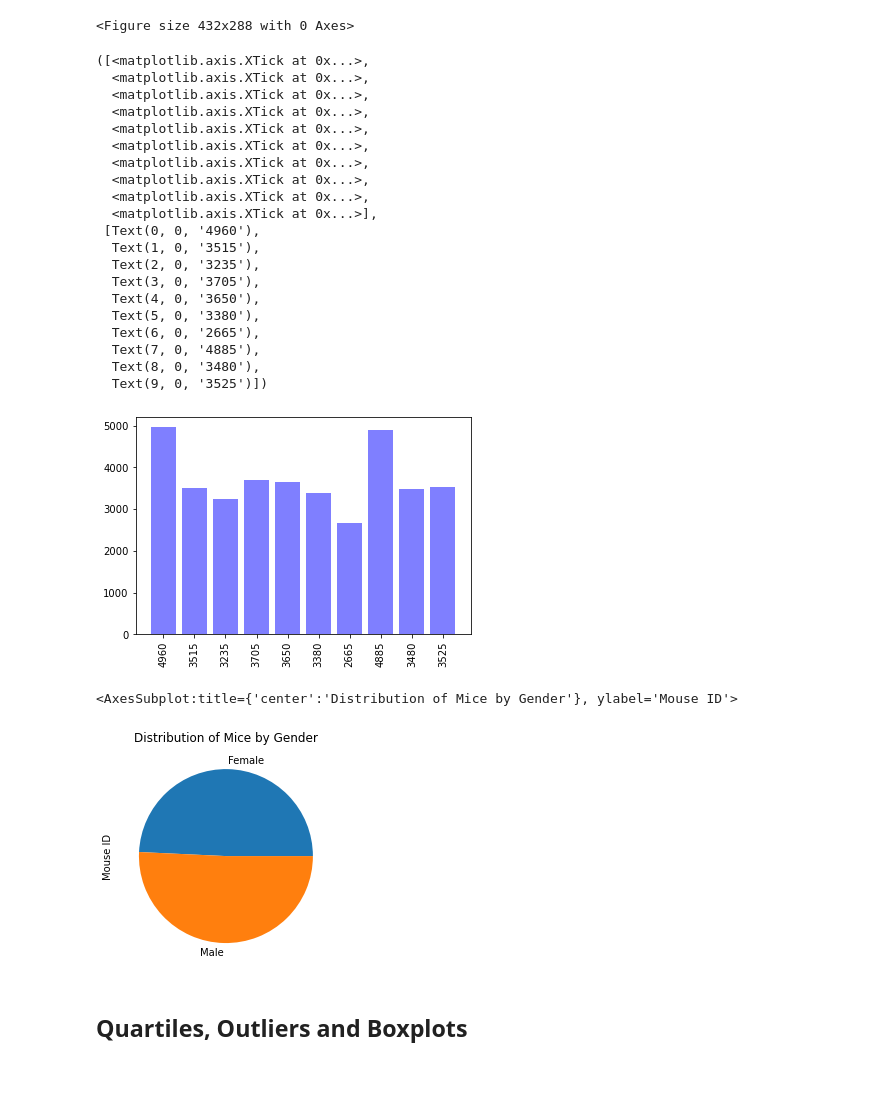
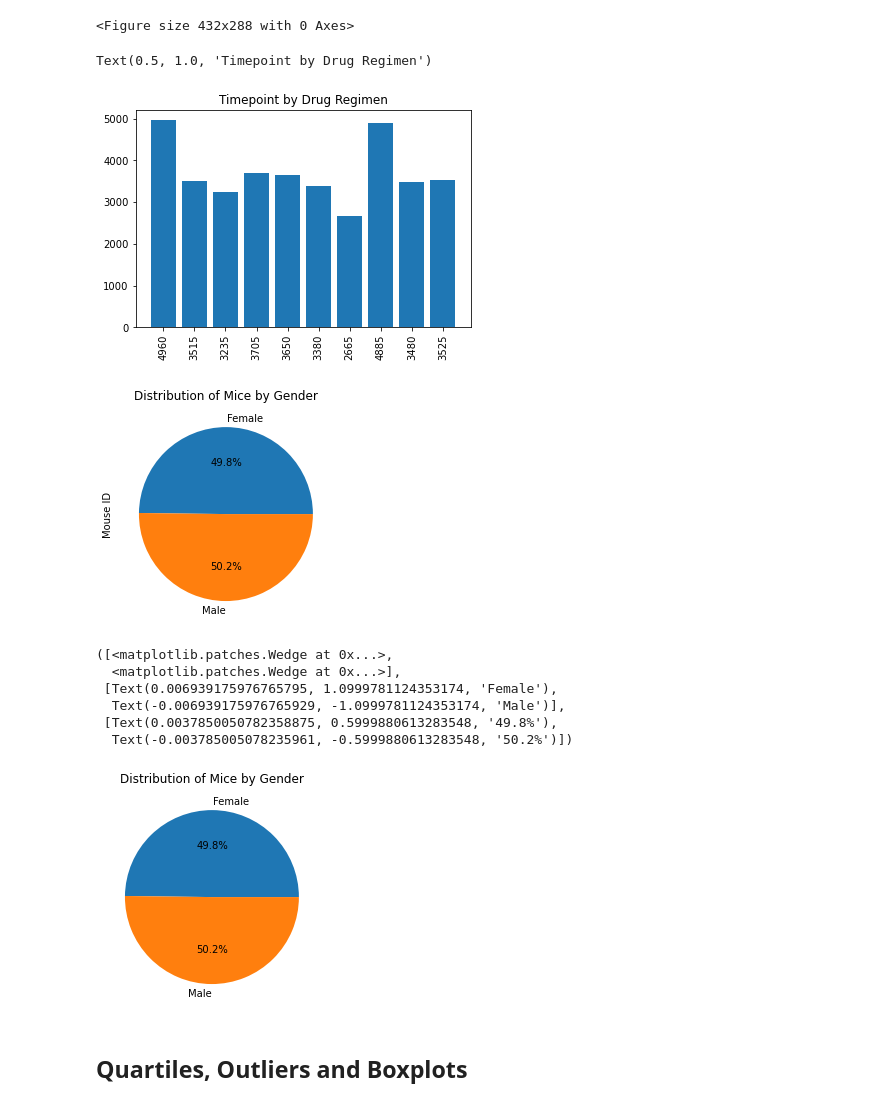
Before and after one commit to roudyb3/matplotlib-challenge, a Jupyter notebook: Pymaceuticals/pymaceuticals_starter.ipynb, the cells around one changed output. Saved outputs shown, nothing was run; the diff lists cells and outputs as text; code cells hidden in the pictures; blank space fills up the shorter version.

```diff
--- a/Pymaceuticals/pymaceuticals_starter.ipynb
+++ b/Pymaceuticals/pymaceuticals_starter.ipynb
@@ -59,6 +49,6 @@ pymaceuticals_merge.loc[pymaceuticals_dup, :]
 | 917 | g989 | Propriva | Female | 21 | 26 | 20 | 54.657650 | ... |
 # %%
 # Create a clean DataFrame by dropping the duplicate mouse by its ID.
-pymaceuticals_clean = pymaceuticals_merge.drop_duplicates(subset = ['Mouse ID', 'Timepoint'])
+pymaceuticals_clean = pymaceuticals_merge.drop_duplicates(['Mouse ID', 'Timepoint'])
 # %%
 # Checking the number of mice in the clean DataFrame.
@@ -138,48 +148,36 @@ plt.tight_layout()
 # %%
 # Generate a bar plot showing the total number of timepoints for all mice tested for each drug regimen using pyplot.
 x_axis = np.arange(len(count_timepoint))
 tick_locations = [value for value in x_axis]
-plt.bar(x_axis,count_timepoint, color = 'b', alpha = .5)
+plt.bar(x_axis,count_timepoint)
 plt.xticks(tick_locations, count_timepoint, rotation = "vertical")
+plt.title("Timepoint by Drug Regimen")
 # %% [output]
-([<matplotlib.axis.XTick at 0x...>,
-  <matplotlib.axis.XTick at 0x...>,
-  <matplotlib.axis.XTick at 0x...>,
-  <matplotlib.axis.XTick at 0x...>,
-  <matplotlib.axis.XTick at 0x...>,
-  <matplotlib.axis.XTick at 0x...>,
-  <matplotlib.axis.XTick at 0x...>,
-  <matplotlib.axis.XTick at 0x...>,
-  <matplotlib.axis.XTick at 0x...>,
-  <matplotlib.axis.XTick at 0x...>],
- [Text(0, 0, '4960'),
-  Text(1, 0, '3515'),
-  Text(2, 0, '3235'),
-  Text(3, 0, '3705'),
-  Text(4, 0, '3650'),
-  Text(5, 0, '3380'),
-  Text(6, 0, '2665'),
-  Text(7, 0, '4885'),
-  Text(8, 0, '3480'),
-  Text(9, 0, '3525')])
+Text(0.5, 1.0, 'Timepoint by Drug Regimen')
-[figure, old version]
+[figure, new version]
 # %%
 # Generate a pie plot showing the distribution of female versus male mice using Pandas
-
-pymaceuticals_gender = pymaceuticals_clean.groupby('Sex')
-gender_count = pymaceuticals_gender['Mouse ID'].count()
-gender_pie = gender_count.plot(kind = "pie", title = "Distribution of Mice by Gender")
+pymaceuticals_gender = pymaceuticals_clean.groupby('Sex').nunique()['Mouse ID']
+gender_pie = pymaceuticals_gender.plot(kind = "pie", title = "Distribution of Mice by Gender", autopct = "%1.1f%%")
 plt.show()
 # %% [output]
-<AxesSubplot:title={'center':'Distribution of Mice by Gender'}, ylabel='Mouse ID'>
-[figure, old version]
+[figure, new version]
 # %%
 # Generate a pie plot showing the distribution of female versus male mice using pyplot
-pymaceuticals_gender = pymaceuticals_clean.groupby('Sex')
-gender_count = pymaceuticals_gender.count()
-pymaceuticals_genderdf = pd.DataFrame(gender_count)
-#plt.pie(pymaceuticals_genderdf)
-#plt.title("Distribution of Mice by Gender")
+pymaceuticals_gender = pymaceuticals_clean.groupby('Sex').nunique()['Mouse ID']
+pymaceuticals_genderdf = pd.DataFrame(pymaceuticals_gender)
+plt.title("Distribution of Mice by Gender")
+label = pymaceuticals_genderdf.index
+plt.pie(pymaceuticals_genderdf['Mouse ID'], labels = label, autopct = "%1.1f%%")
+#pymaceuticals_genderdf
+# %% [output]
+([<matplotlib.patches.Wedge at 0x...>,
+  <matplotlib.patches.Wedge at 0x...>],
+ [Text(0.006939175976765795, 1.0999781124353174, 'Female'),
+  Text(-0.006939175976765929, -1.0999781124353174, 'Male')],
+ [Text(0.0037850050782358875, 0.5999880613283548, '49.8%'),
+  Text(-0.003785005078235961, -0.5999880613283548, '50.2%')])
+[figure, added]
 # %% [markdown]
 ## Quartiles, Outliers and Boxplots
 # %%
```
Also changed, not shown: parts of 16 cells of this notebook, 1 other file.
